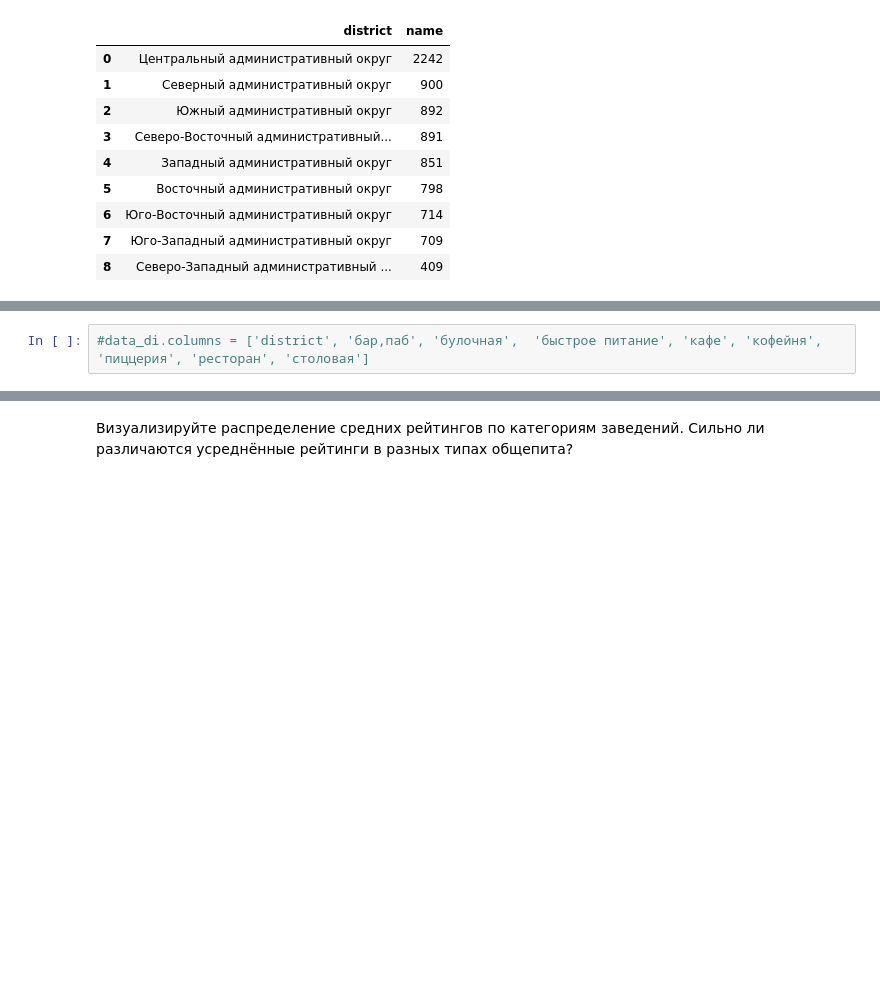
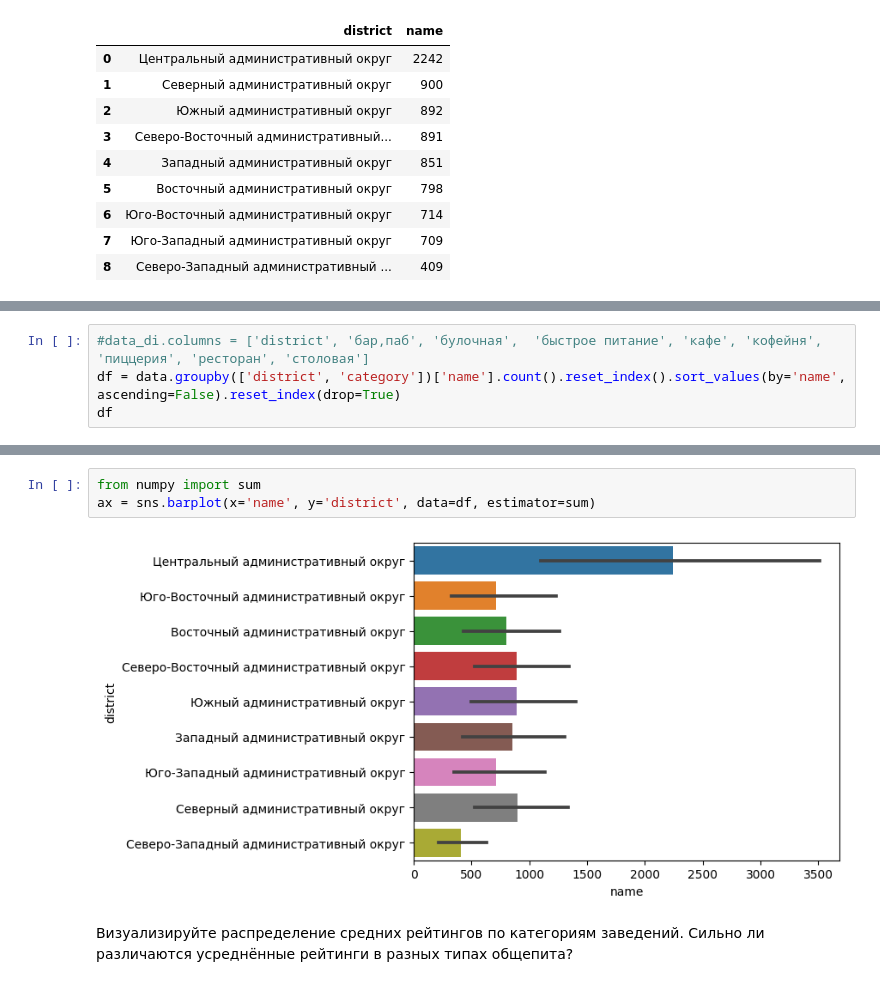
Before and after one commit to akirionenko/research-of-the-public-catering-market-in-Moscow-, a Jupyter notebook: проект_11.ipynb, the cells around one changed output, grey strips where cells are left out. Cells and saved outputs as stored; diff of their text form; blank space fills up the shorter version.

```diff
--- a/проект_11.ipynb
+++ b/проект_11.ipynb
@@ -325,2 +329,4 @@ ValueError: Value of 'color' is not the name of a column in 'data_frame'. Expect
 # %%
 #data_di.columns = ['district', 'бар,паб', 'булочная',  'быстрое питание', 'кафе', 'кофейня', 'пиццерия', 'ресторан', 'столовая']
+df = data.groupby(['district', 'category'])['name'].count().reset_index().sort_values(by='name', ascending=False).reset_index(drop=True)
+df
@@ -327,3 +347,8 @@ ValueError: Value of 'color' is not the name of a column in 'data_frame'. Expect
+# %%
+from numpy import sum
+ax = sns.barplot(x='name', y='district', data=df, estimator=sum)
+# %% [output]
+[figure, added]
 # %% [markdown]
 Визуализируйте распределение средних рейтингов по категориям заведений. Сильно ли различаются усреднённые рейтинги в разных типах общепита?
 # %% [markdown]
```
Also changed, not shown: parts of 2 cells of this notebook.
